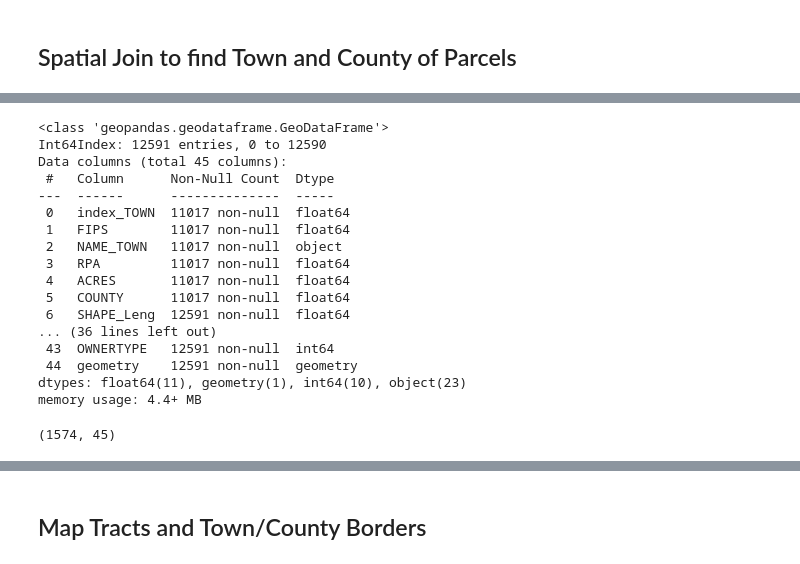
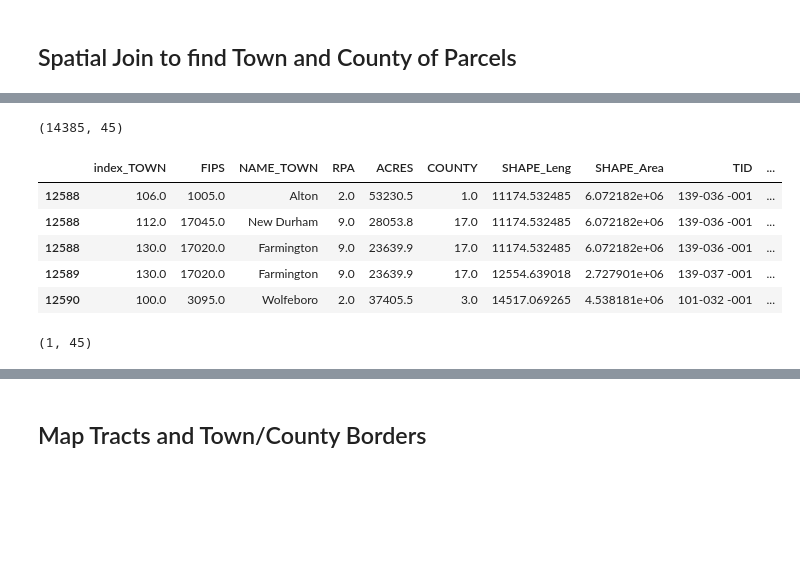
Before and after one commit to HKuz/Environmental_Mapping, a Jupyter notebook: Data_Extraction.ipynb, the cells around one changed output, grey strips where cells are left out. Saved outputs shown, nothing was run; the diff lists cells and outputs as text; code cells hidden in the pictures; blank space fills up the shorter version.

```diff
--- a/Data_Extraction.ipynb
+++ b/Data_Extraction.ipynb
@@ -405,6 +418,6 @@ public.head(2)
 # Spatial join to find town/municipality and county for public land parcels
 full = pb_poly.sjoin(public,
                      how='right',
-                     predicate='contains',
+                     predicate='intersects',  # Adds rows when tract covers multiple towns
                      lsuffix='TOWN',
                      rsuffix='TRACT')
@@ -425,26 +424,19 @@ full.tail(10)
 # %%
-full.info()
+full.shape
 # %% [output]
-<class 'geopandas.geodataframe.GeoDataFrame'>
-Int64Index: 12591 entries, 0 to 12590
-Data columns (total 45 columns):
- #   Column      Non-Null Count  Dtype
----  ------      --------------  -----
- 0   index_TOWN  11017 non-null  float64
- 1   FIPS        11017 non-null  float64
- 2   NAME_TOWN   11017 non-null  object
- 3   RPA         11017 non-null  float64
- 4   ACRES       11017 non-null  float64
- 5   COUNTY      11017 non-null  float64
- 6   SHAPE_Leng  12591 non-null  float64
-... (36 lines left out)
- 43  OWNERTYPE   12591 non-null  int64
- 44  geometry    12591 non-null  geometry
-dtypes: float64(11), geometry(1), int64(10), object(23)
-memory usage: 4.4+ MB
+(14385, 45)
+# %%
+full.tail()
+# %% [output]
+|  | index_TOWN | FIPS | NAME_TOWN | RPA | ACRES | COUNTY | SHAPE_Leng | SHAPE_Area | TID | ... |
+| 12588 | 106.0 | 1005.0 | Alton | 2.0 | 53230.5 | 1.0 | 11174.532485 | 6.072182e+06 | 139-036 -001 | ... |
+| 12588 | 112.0 | 17045.0 | New Durham | 9.0 | 28053.8 | 17.0 | 11174.532485 | 6.072182e+06 | 139-036 -001 | ... |
+| 12588 | 130.0 | 17020.0 | Farmington | 9.0 | 23639.9 | 17.0 | 11174.532485 | 6.072182e+06 | 139-036 -001 | ... |
+| 12589 | 130.0 | 17020.0 | Farmington | 9.0 | 23639.9 | 17.0 | 12554.639018 | 2.727901e+06 | 139-037 -001 | ... |
+| 12590 | 100.0 | 3095.0 | Wolfeboro | 2.0 | 37405.5 | 3.0 | 14517.069265 | 4.538181e+06 | 101-032 -001 | ... |
 # %%
-# Separate the tracts that didn't fall within a town
+# Separate the tract that didn't fall within a town
 outsiders = full[full['NAME_TOWN'].isnull()]
 outsiders.shape
 # %% [output]
-(1574, 45)
+(1, 45)
```
Also changed, not shown: parts of 8 cells of this notebook.
